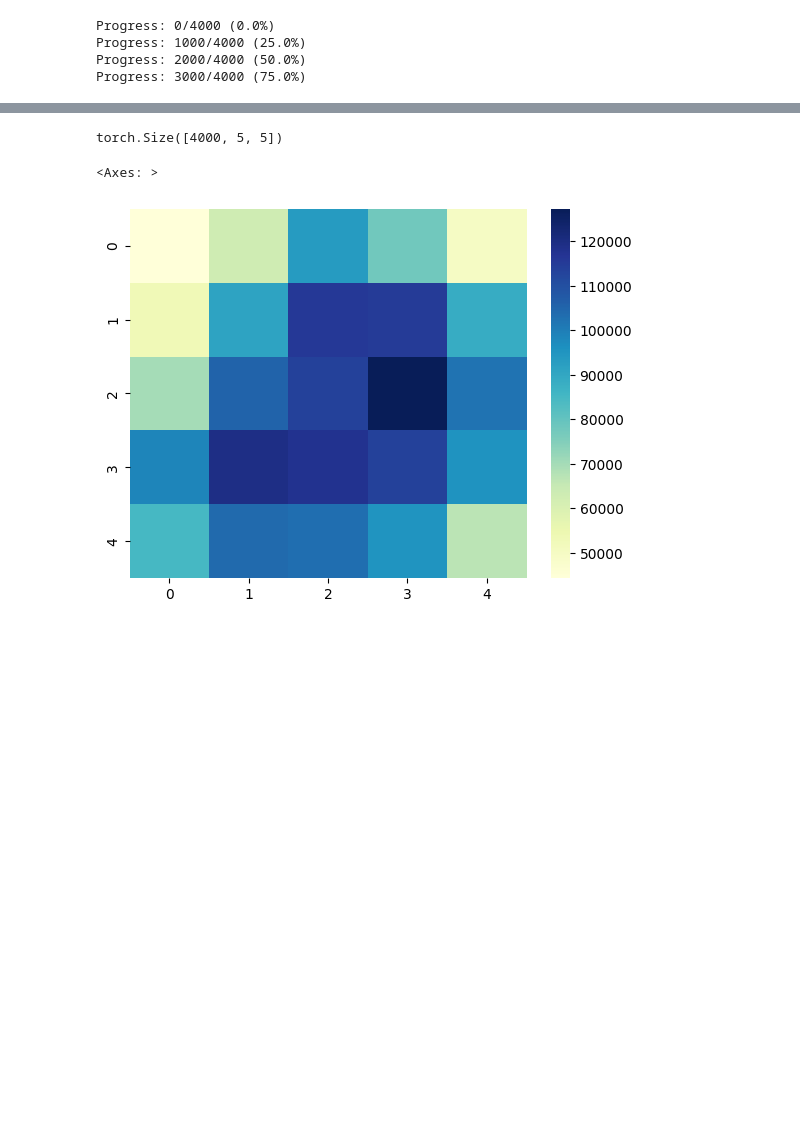
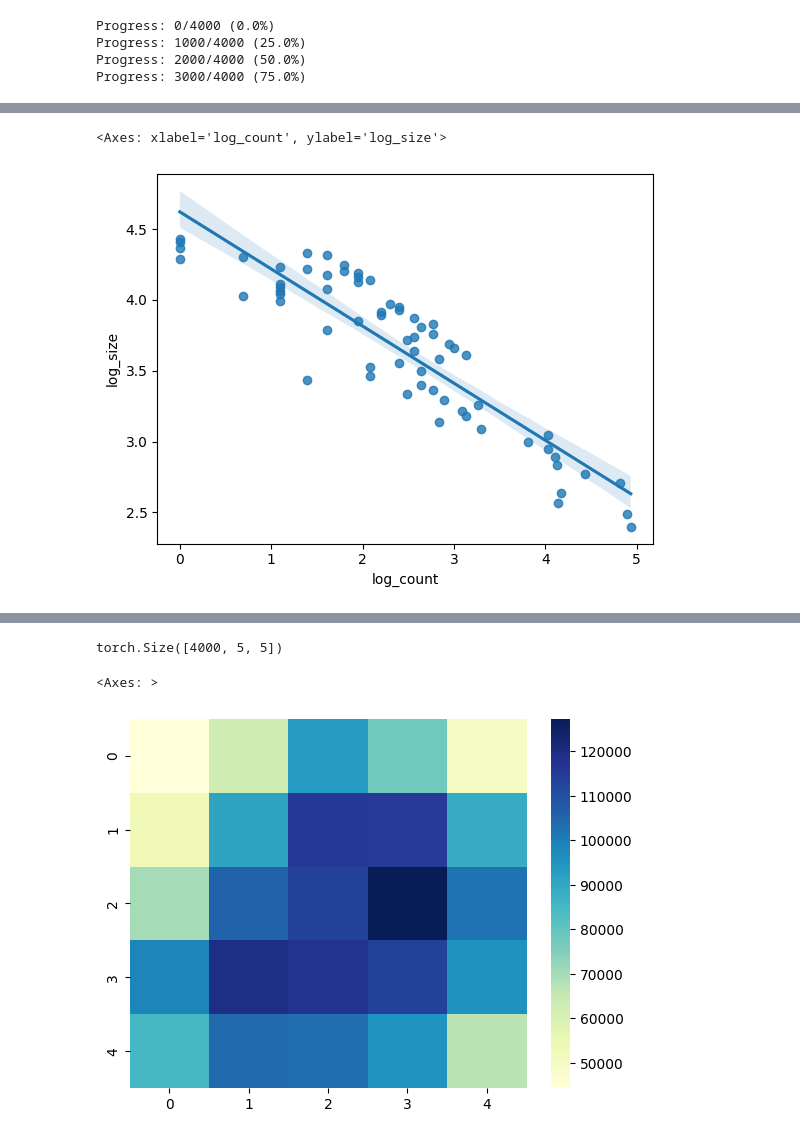
Before and after one commit to hhsherlock/Spiking_NN, a Jupyter notebook: mnst_learn/calculation.ipynb, the cells around one changed output, grey strips where cells are left out. Cells and saved outputs as stored; diff of their text form; code cells hidden in the pictures; blank space fills up the shorter version.

```diff
--- a/mnst_learn/calculation.ipynb
+++ b/mnst_learn/calculation.ipynb
@@ -709,0 +787,9 @@ find_Out_neuron(Out_fires)
+# %%
+log_sizes = np.log(unique_sizes)
+log_counts = np.log(counts)
+# %%
+import pandas as pd
+df = pd.DataFrame({
+    "log_size": log_sizes,
+    "log_count": log_counts
+})
@@ -709,0 +808,5 @@ find_Out_neuron(Out_fires)
+# %%
+sns.regplot(data=df, x="log_count", y="log_size")
+# %% [output]
+<Axes: xlabel='log_count', ylabel='log_size'>
+[figure, added]
```
Also changed, not shown: parts of 31 cells of this notebook, 1 other file.
